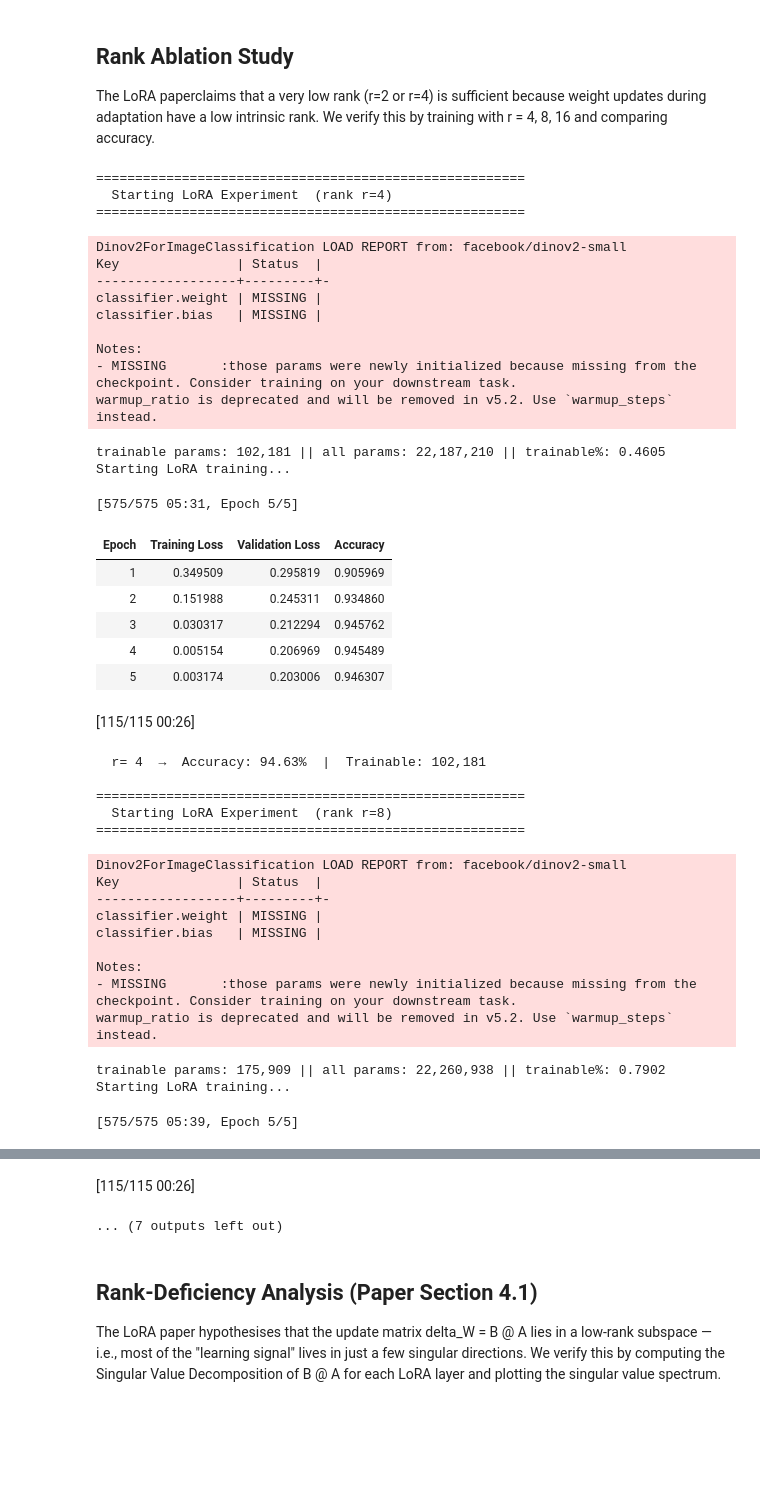
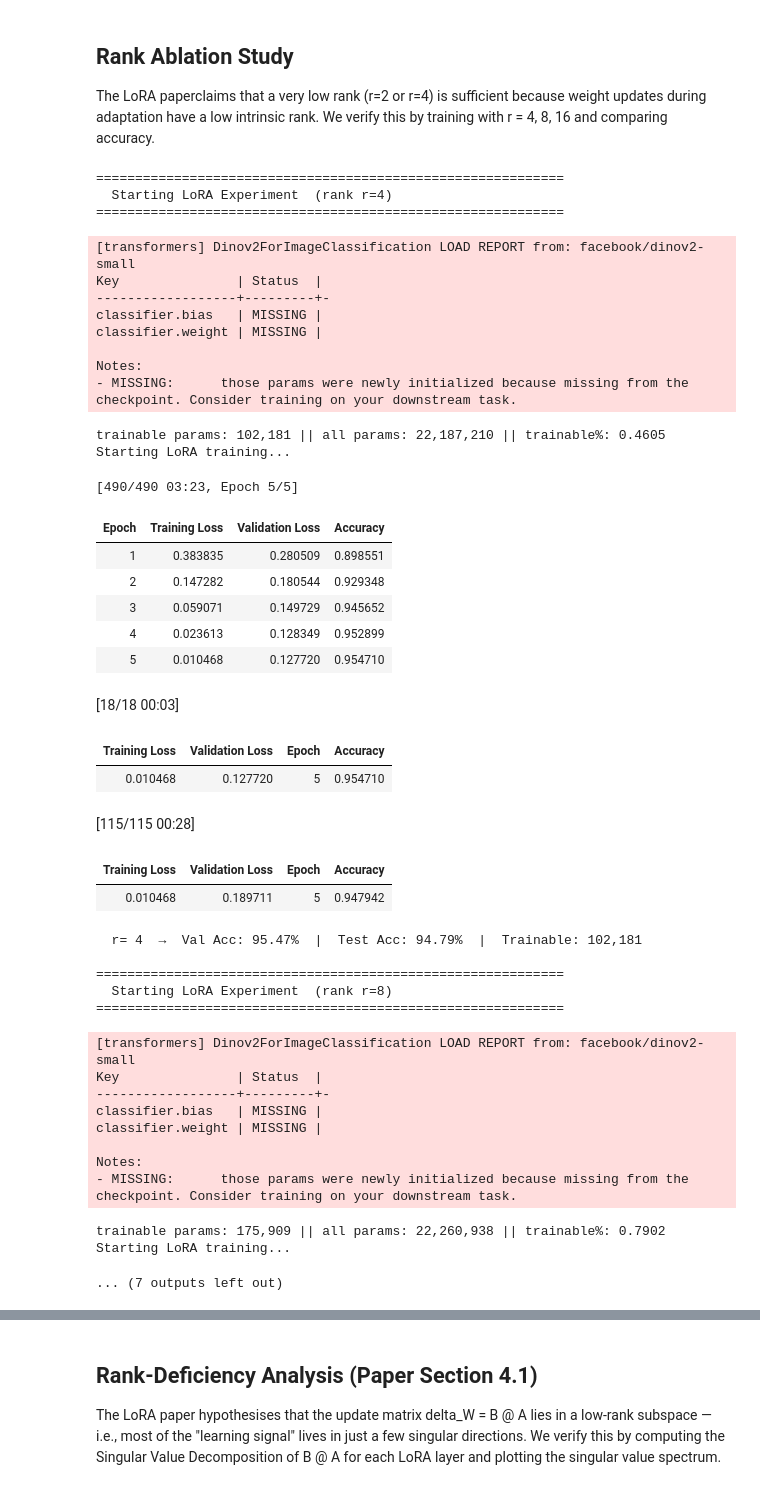
Before and after one commit to SalajBansal05/parameter-efficient-finetuning-lora, a Jupyter notebook: parameter_efficient_finetuning_lora.ipynb, the cells around one changed output, grey strips where cells are left out. Saved outputs shown, nothing was run; the diff lists cells and outputs as text; code cells hidden in the pictures; blank space fills up the shorter version.

```diff
--- a/parameter_efficient_finetuning_lora.ipynb
+++ b/parameter_efficient_finetuning_lora.ipynb
@@ -107,8 +170,9 @@ The image processor of type `BitImageProcessor` is now loaded as a fast processo
 # %%
 metric = evaluate.load("accuracy")
 
+
 def compute_metrics(eval_pred):
-    """Calculates accuracy during the evaluation phase."""
+    """Calculates top-1 accuracy during the validation/test phase."""
     predictions, labels = eval_pred
     predictions = np.argmax(predictions, axis=1)
     return metric.compute(predictions=predictions, references=labels)
@@ -387,54 +479,70 @@ We verify this by training with r = 4, 8, 16 and comparing accuracy.
 # %%
 ablation_results = []
 
 for r in LORA_RANKS:
-    _, res = run_lora_experiment(rank=r)
+    if r == 16:
+        # Reuse the already-trained r=16 result to save ~6 mins of GPU compute
+        res = lora_res
+    else:
+        _, res = run_lora_experiment(rank=r, return_trainer=False)
     ablation_results.append(res)
-    print(f"  r={r:>2}  →  Accuracy: {res['Accuracy']}  |  Trainable: {res['Trainable Params']}")
+    print(
+        f"  r={r:>2}  →  Val Acc: {res['Val Accuracy']}  |  Test Acc: {res['Test Accuracy']}  |  Trainable: {res['Trainable Params']}"
+    )
 
-print("\nAblation Summary:")
-print(f"{'Rank':<8} | {'Accuracy':<12} | {'Trainable Params':<20} | {'Trainable %'}")
-print("-" * 60)
+print("\n" + "=" * 80)
+print("  LORA RANK ABLATION SUMMARY")
+print("=" * 80)
+print(
+    f"{'Rank':<8} | {'Val Accuracy':<14} | {'Test Accuracy':<14} | {'Trainable Params':<18} | {'Trainable %'}"
+)
+print("-" * 80)
 for res in ablation_results:
-    r_label = res['Mode'].split('r=')[1].rstrip(')')
-    print(f"{r_label:<8} | {res['Accuracy']:<12} | {res['Trainable Params']:<20} | {res['Trainable %']}")
+    r_label = res["Mode"].split("r=")[1].rstrip(")")
+    print(
+        f"{r_label:<8} | {res['Val Accuracy']:<14} | {res['Test Accuracy']:<14} | {res['Trainable Params']:<18} | {res['Trainable %']}"
+    )
+print("=" * 80)
 # %% [output]
-=======================================================
+============================================================
   Starting LoRA Experiment  (rank r=4)
-=======================================================
+============================================================
-Dinov2ForImageClassification LOAD REPORT from: facebook/dinov2-small
+[transformers] Dinov2ForImageClassification LOAD REPORT from: facebook/dinov2-small
 Key               | Status  |
 ------------------+---------+-
+classifier.bias   | MISSING |
 classifier.weight | MISSING |
-classifier.bias   | MISSING |
 
 Notes:
-- MISSING       :those params were newly initialized because missing from the checkpoint. Consider training on your downstream task.
-warmup_ratio is deprecated and will be removed in v5.2. Use `warmup_steps` instead.
+- MISSING:      those params were newly initialized because missing from the checkpoint. Consider training on your downstream task.
 trainable params: 102,181 || all params: 22,187,210 || trainable%: 0.4605
 Starting LoRA training...
-[575/575 05:31, Epoch 5/5]
+[490/490 03:23, Epoch 5/5]
 | Epoch | Training Loss | Validation Loss | Accuracy |
-| 1 | 0.349509 | 0.295819 | 0.905969 |
-| 2 | 0.151988 | 0.245311 | 0.934860 |
-| 3 | 0.030317 | 0.212294 | 0.945762 |
-| 4 | 0.005154 | 0.206969 | 0.945489 |
-| 5 | 0.003174 | 0.203006 | 0.946307 |
+| 1 | 0.383835 | 0.280509 | 0.898551 |
+| 2 | 0.147282 | 0.180544 | 0.929348 |
+| 3 | 0.059071 | 0.149729 | 0.945652 |
+| 4 | 0.023613 | 0.128349 | 0.952899 |
+| 5 | 0.010468 | 0.127720 | 0.954710 |
-[115/115 00:26]
+[18/18 00:03]
+| Training Loss | Validation Loss | Epoch | Accuracy |
+| 0.010468 | 0.127720 | 5 | 0.954710 |
+[115/115 00:28]
+| Training Loss | Validation Loss | Epoch | Accuracy |
+| 0.010468 | 0.189711 | 5 | 0.947942 |
-  r= 4  →  Accuracy: 94.63%  |  Trainable: 102,181
+  r= 4  →  Val Acc: 95.47%  |  Test Acc: 94.79%  |  Trainable: 102,181
 
-=======================================================
+============================================================
   Starting LoRA Experiment  (rank r=8)
-=======================================================
+============================================================
-Dinov2ForImageClassification LOAD REPORT from: facebook/dinov2-small
+[transformers] Dinov2ForImageClassification LOAD REPORT from: facebook/dinov2-small
 Key               | Status  |
 ------------------+---------+-
+classifier.bias   | MISSING |
 classifier.weight | MISSING |
-classifier.bias   | MISSING |
 
 Notes:
-- MISSING       :those params were newly initialized because missing from the checkpoint. Consider training on your downstream task.
-warmup_ratio is deprecated and will be removed in v5.2. Use `warmup_steps` instead.
+- MISSING:      those params were newly initialized because missing from the checkpoint. Consider training on your downstream task.
 trainable params: 175,909 || all params: 22,260,938 || trainable%: 0.7902
 Starting LoRA training...
-[575/575 05:39, Epoch 5/5]
+... (7 outputs left out)
@@ -447,5 +549,3 @@ Starting LoRA training...
-[115/115 00:26]
-... (7 outputs left out)
 # %% [markdown]
 ## Rank-Deficiency Analysis (Paper Section 4.1)
 
```
Also changed, not shown: parts of 16 cells of this notebook, 2 other files.
